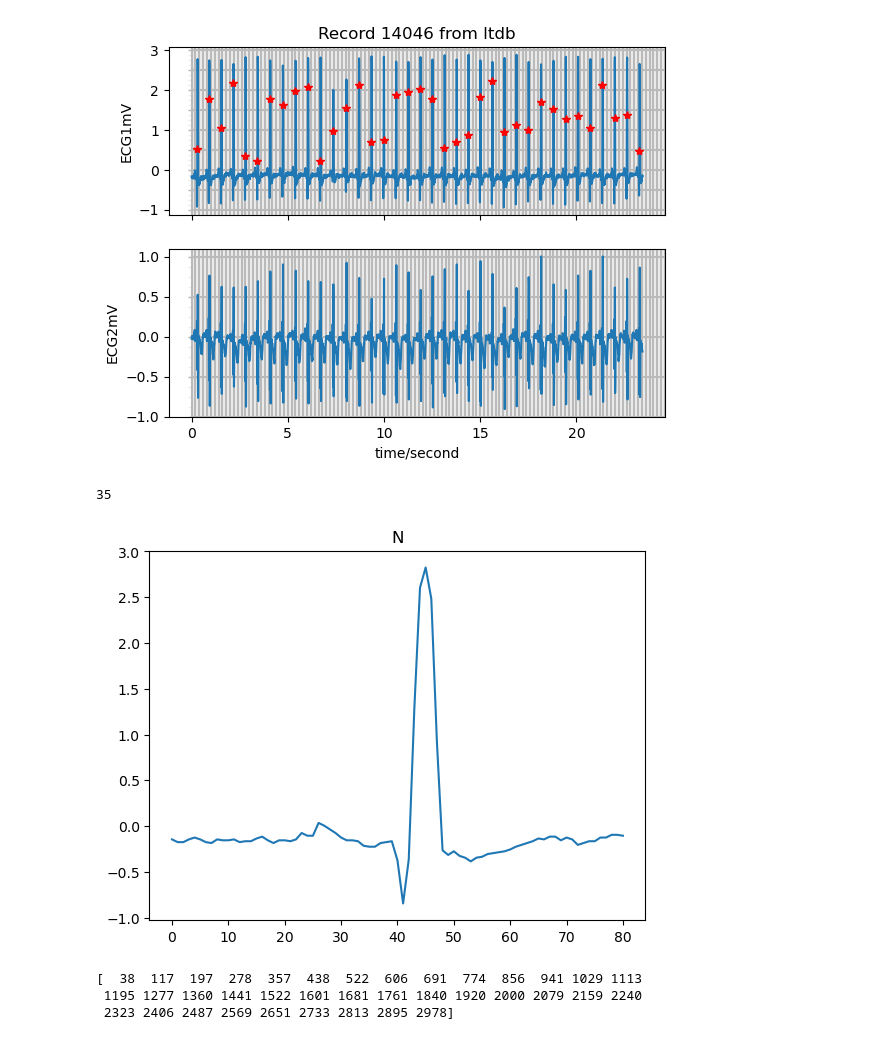
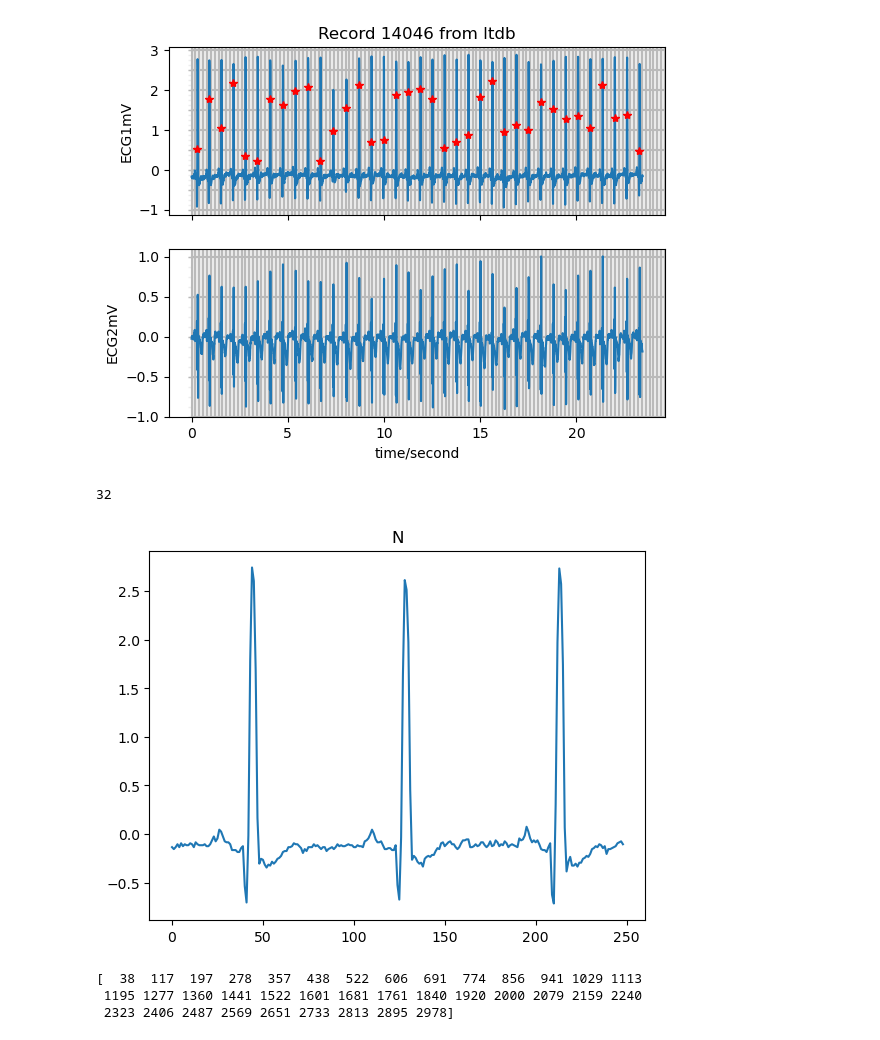
Before and after one commit to pap1rana/arrhythmia-detection, a Jupyter notebook: heartbeat-slicer.ipynb, the cells around one changed output. Saved outputs shown, nothing was run; the diff lists cells and outputs as text; code cells hidden in the pictures.

Commit message:
Include number of heartbears in one slice

```diff
--- a/heartbeat-slicer.ipynb
+++ b/heartbeat-slicer.ipynb
@@ -37,7 +37,7 @@ class HeartbeatSlicer:
 
         return f(x)
 
-    def slice_heartbeats(self):
+    def slice_heartbeats(self, num_heartbeats):
         """
         Slice the ECG data into sequences of a fixed number of consecutive heartbeats.
 
@@ -48,16 +48,16 @@ class HeartbeatSlicer:
         sequences = []
 
         # FIXME: slicing steps
-        for i in range(1, len(self.peak_indices)-1):
-            start = self.peak_indices[i] - (self.peak_indices[i] - self.peak_indices[i-1])//2
-            end = self.peak_indices[i] +  (self.peak_indices[i+1] - self.peak_indices[i])//2
+        for i in range(2, len(self.peak_indices)-num_heartbeats):
+            start = self.peak_indices[i] - (self.peak_indices[i] - self.peak_indices[i-num_heartbeats])//2
+            end = self.peak_indices[i] +  (self.peak_indices[i+num_heartbeats] - self.peak_indices[i])//2
             sequence = self.ecg_data[start:end]
 
             sequences.append(sequence)
 
 
 
-        return np.array(sequences)
+        return sequences
 # %%
 record = wfdb.rdrecord(record_name='data_original/nsrdb/1.0.0/16265', sampfrom=2000, sampto=5000)
 annotation = wfdb.rdann('data_original/nsrdb/1.0.0/16265', 'atr', sampfrom=2000, sampto=5000, shift_samps=True)
@@ -74,18 +74,18 @@ wfdb.plot_wfdb(record=record, annotation=annotation, title='Record 14046 from lt
 # %% [output]
 [figure]
 # %%
-heartbeats = sliced.slice_heartbeats()
+heartbeats = sliced.slice_heartbeats(num_heartbeats=3)
 print(len(heartbeats))
 # %% [output]
-35
+32
 # %%
 import matplotlib.pyplot as plt
 
-plt.plot(heartbeats[33])
-plt.title(annotation.symbol[33])
+plt.plot(heartbeats[5])
+plt.title(annotation.symbol[5])
 plt.show()
 # %% [output]
-[figure, old version]
+[figure, new version]
 # %%
 print(annotation.sample)
 # %% [output]
```
